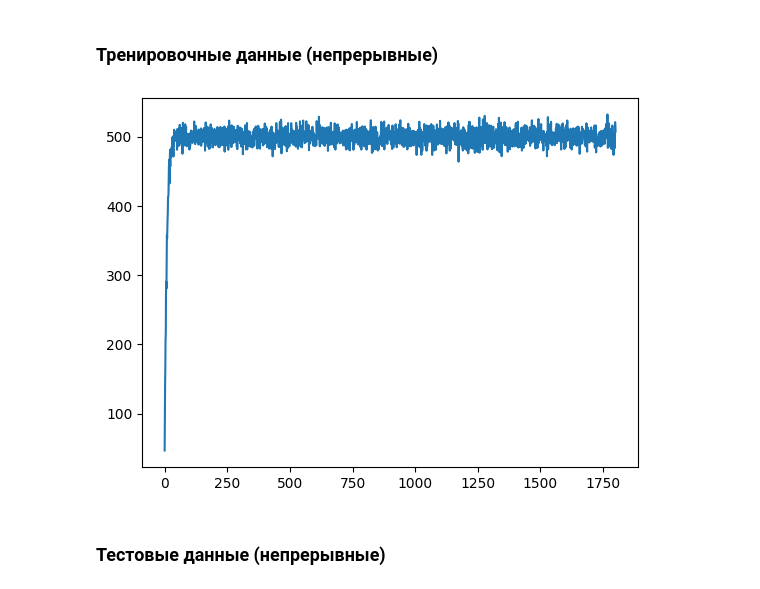
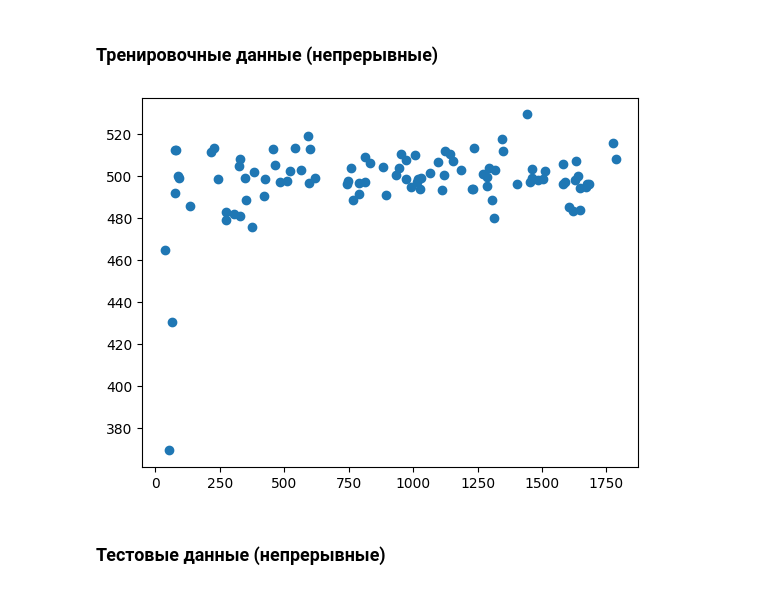
Before and after one commit to kzmna/PINN, a Jupyter notebook: src/training.ipynb, the cells around one changed output. Drawn from its saved outputs; the diff is of its cells as text; code cells hidden in the pictures.

Commit message:
fix graphs

```diff
--- a/src/training.ipynb
+++ b/src/training.ipynb
@@ -18,14 +11,13 @@ device = torch.device("mps")
 # %%
-data = generate_dataset()
-# data.to(device)
+data = generate_dataset(n_pde=2000)
 # %% [markdown]
 ### Тренировочные данные (непрерывные)
 # %%
 import matplotlib.pyplot as plt
-plt.plot(data['t_train'], data['S_train'])
+plt.scatter(data['t_test'], data['S_test'])
 plt.show()
 # %% [output]
-[figure, old version]
+[figure, new version]
 # %% [markdown]
 ### Тестовые данные (непрерывные)
 # %%
```
Also changed, not shown: parts of 17 cells of this notebook.
